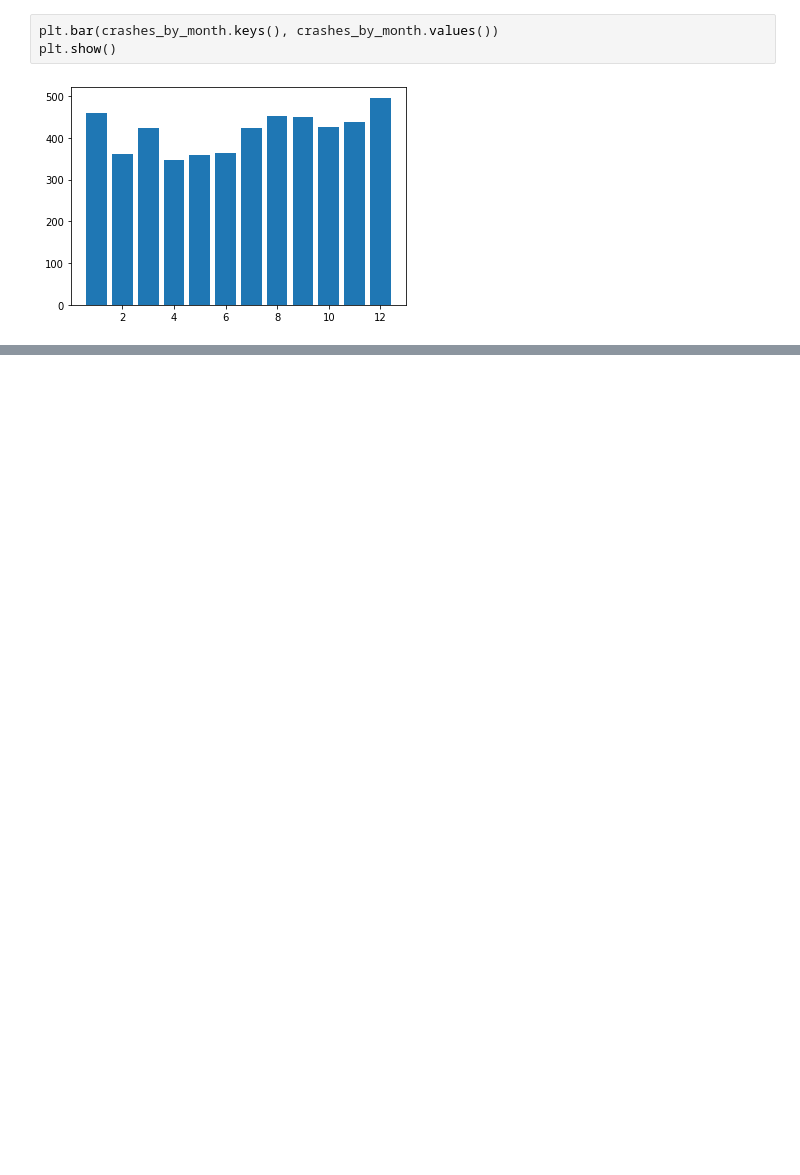
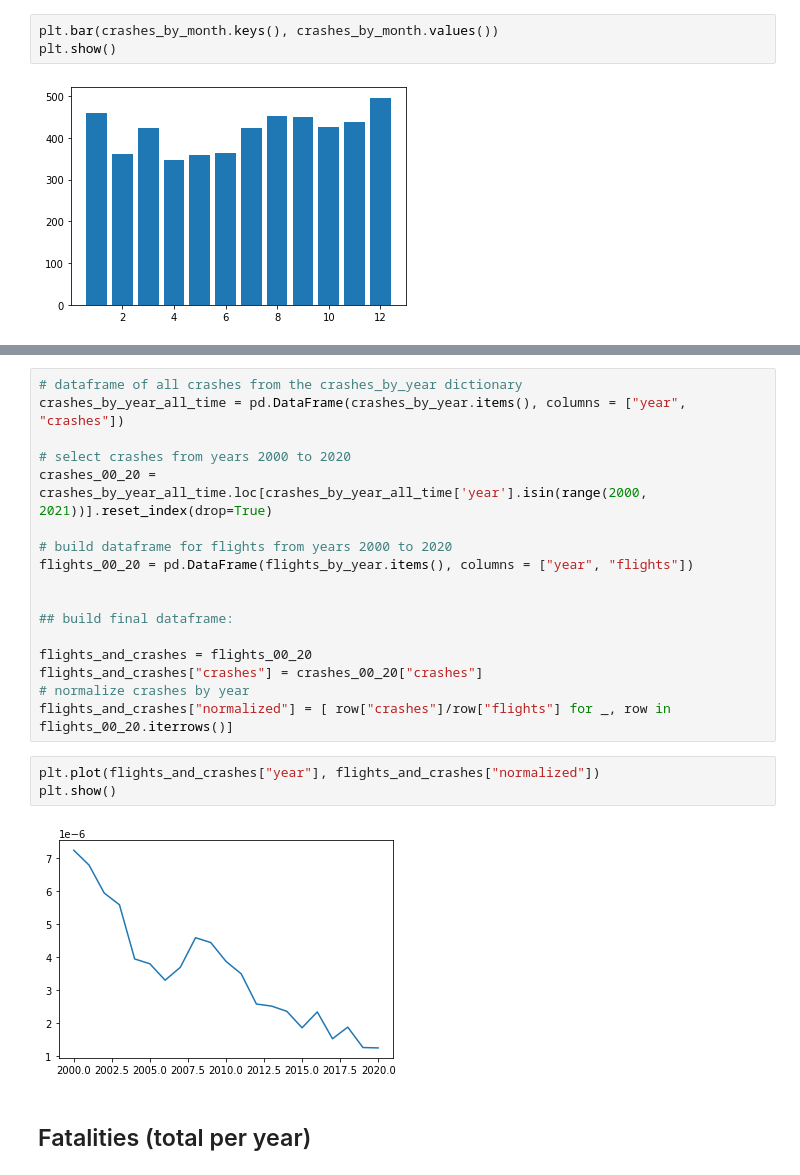
Before and after one commit to bgrantBoards/midterm-keanu-ben, a Jupyter notebook: notebook.ipynb, the cells around one changed output, grey strips where cells are left out. Saved outputs shown, nothing was run; the diff lists cells and outputs as text; blank space fills up the shorter version.

```diff
--- a/notebook.ipynb
+++ b/notebook.ipynb
@@ -62,0 +91,24 @@ plt.show()
+# %%
+# dataframe of all crashes from the crashes_by_year dictionary
+crashes_by_year_all_time = pd.DataFrame(crashes_by_year.items(), columns = ["year", "crashes"])
+
+# select crashes from years 2000 to 2020
+crashes_00_20 = crashes_by_year_all_time.loc[crashes_by_year_all_time['year'].isin(range(2000, 2021))].reset_index(drop=True)
+
+# build dataframe for flights from years 2000 to 2020
+flights_00_20 = pd.DataFrame(flights_by_year.items(), columns = ["year", "flights"])
+
+
+## build final dataframe:
+
+flights_and_crashes = flights_00_20
+flights_and_crashes["crashes"] = crashes_00_20["crashes"]
+# normalize crashes by year
+flights_and_crashes["normalized"] = [ row["crashes"]/row["flights"] for _, row in flights_00_20.iterrows()]
+# %%
+plt.plot(flights_and_crashes["year"], flights_and_crashes["normalized"])
+plt.show()
+# %% [output]
+[figure, added]
+# %% [markdown]
+## Fatalities (total per year)
```
Also changed, not shown: parts of 13 cells of this notebook, 1 other file.
